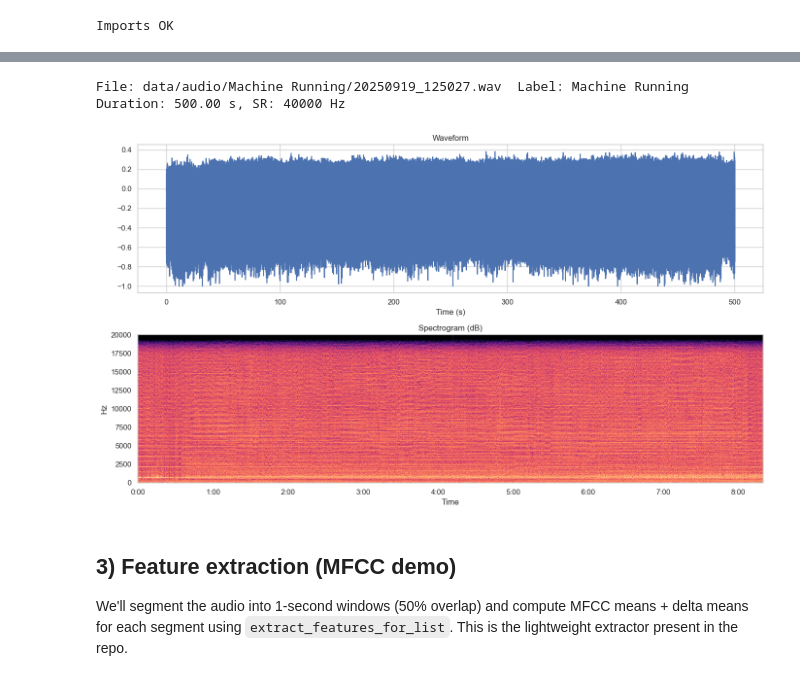
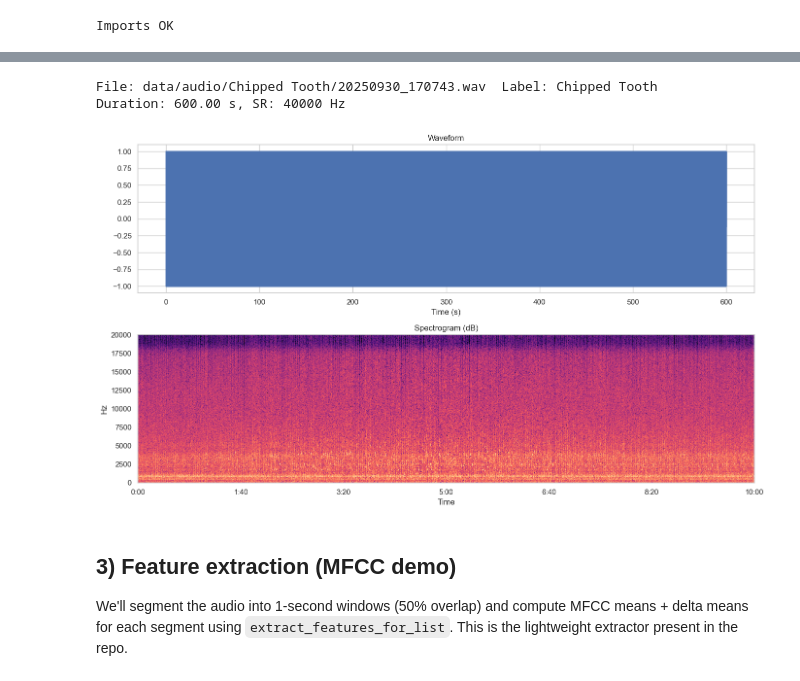
Before and after one commit to Ibrahimhk98/FrED-Predictive-Maintenance, a Jupyter notebook: bearing_fault_workshop.ipynb, the cells around one changed output, grey strips where cells are left out. Cells and saved outputs as stored; diff of their text form; code cells hidden in the pictures.

```diff
--- a/bearing_fault_workshop.ipynb
+++ b/bearing_fault_workshop.ipynb
@@ -69,39 +70,39 @@ Found 3 audio files under data/audio
 if len(df) == 0:
     raise SystemExit('No audio files found in data_dir; please update the path or add samples.')
 
-sample_idx = 2
+sample_idx = 0
 sample_file = df.iloc[sample_idx]['file_path']
 sample_label = df.iloc[sample_idx]['label']
 
 # Load audio using the repo loader (returns mono 1-D numpy array and sr)
 audio_data, sr = load_long_audio(sample_file)
 print(f'File: {sample_file}  Label: {sample_label}')
 print(f'Duration: {len(audio_data)/sr:.2f} s, SR: {sr} Hz')
 
 # Play audio (small files)
 #display(Audio(data=audio_data, rate=sr))
 
 # Plot waveform + spectrogram
 import librosa
 import librosa.display
 
 fig, (ax1, ax2) = plt.subplots(2, 1, figsize=(14, 8))
 times = np.arange(len(audio_data)) / sr
 ax1.plot(times, audio_data)
 ax1.set_xlabel('Time (s)')
 ax1.set_title('Waveform')
 
 # Spectrogram (log amplitude)
 S = np.abs(librosa.stft(audio_data, n_fft=1024, hop_length=512))
 S_db = librosa.amplitude_to_db(S, ref=np.max)
 librosa.display.specshow(S_db, sr=sr, x_axis='time', y_axis='linear', ax=ax2)
 ax2.set_title('Spectrogram (dB)')
 plt.tight_layout()
 plt.show()
 # %% [output]
-File: data/audio/Machine Running/20250919_125027.wav  Label: Machine Running
-Duration: 500.00 s, SR: 40000 Hz
+File: data/audio/Chipped Tooth/20250930_170743.wav  Label: Chipped Tooth
+Duration: 600.00 s, SR: 40000 Hz
-[figure, old version]
+[figure, new version]
 # %% [markdown]
 ## 3) Feature extraction (MFCC demo)
 
```
Also changed, not shown: parts of 17 cells of this notebook, 1 other file.
